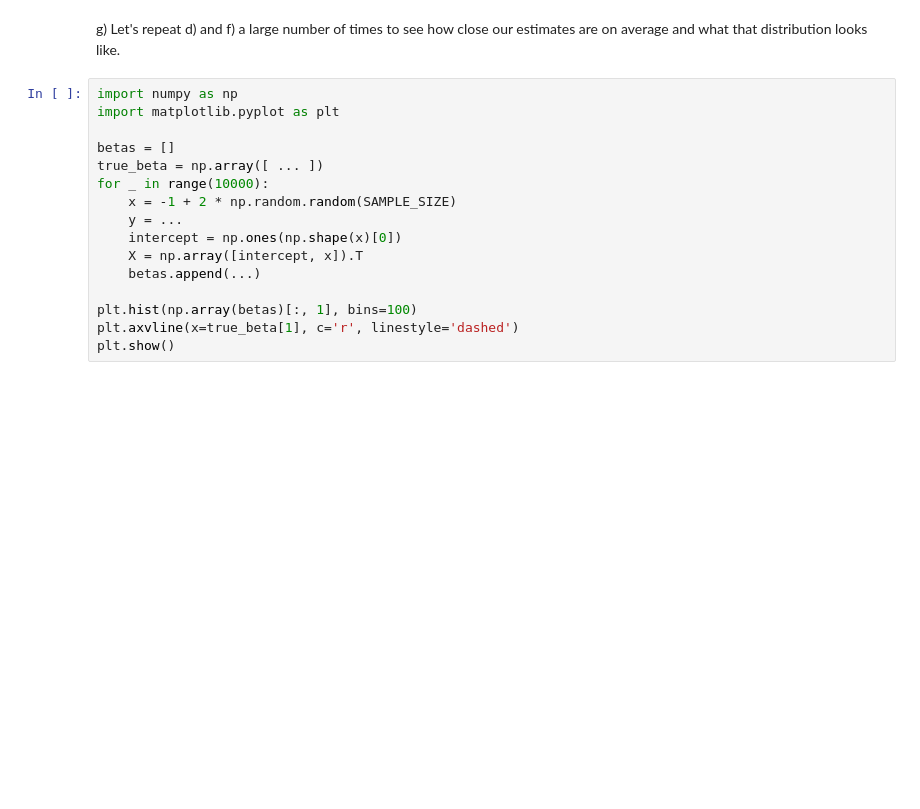
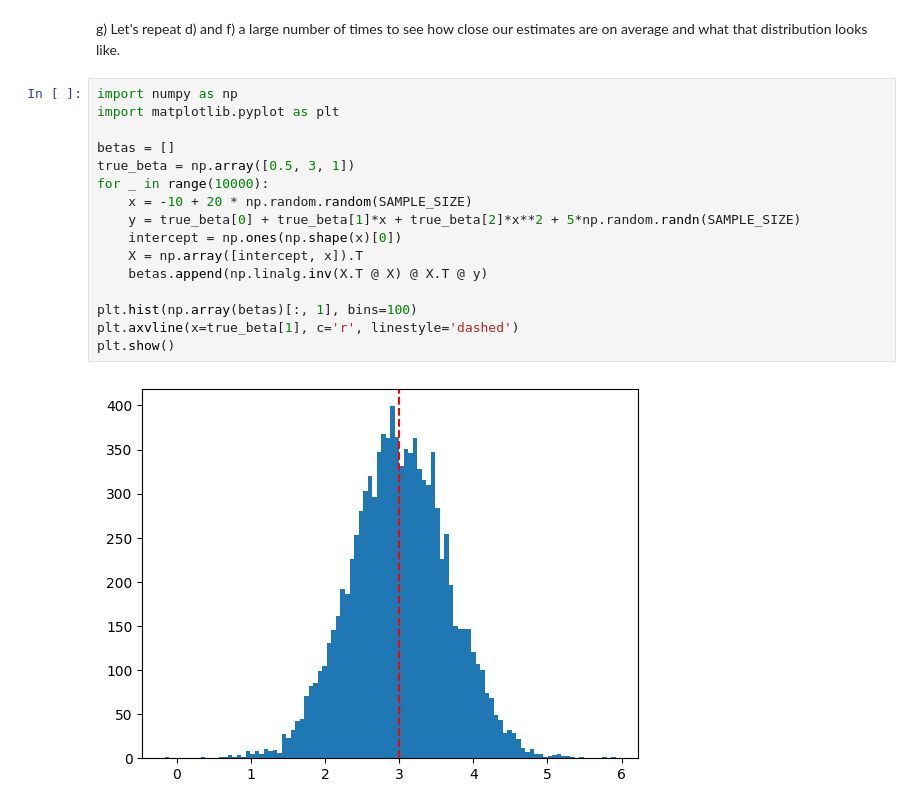
Before and after one commit to TristanLee187/Data-Science-Fundamentals, a Jupyter notebook: lecture_18/worksheet_18.ipynb, the cells around one changed output. Cells and saved outputs as stored; diff of their text form; blank space fills up the shorter version.

```diff
--- a/lecture_18/worksheet_18.ipynb
+++ b/lecture_18/worksheet_18.ipynb
@@ -98,16 +137,18 @@ g) Let's repeat d) and f) a large number of times to see how close our estimates
 # %%
 import numpy as np
 import matplotlib.pyplot as plt
 
 betas = []
-true_beta = np.array([ ... ])
+true_beta = np.array([0.5, 3, 1])
 for _ in range(10000):
-    x = -1 + 2 * np.random.random(SAMPLE_SIZE)
-    y = ...
+    x = -10 + 20 * np.random.random(SAMPLE_SIZE)
+    y = true_beta[0] + true_beta[1]*x + true_beta[2]*x**2 + 5*np.random.randn(SAMPLE_SIZE)
     intercept = np.ones(np.shape(x)[0])
     X = np.array([intercept, x]).T
-    betas.append(...)
+    betas.append(np.linalg.inv(X.T @ X) @ X.T @ y)
 
 plt.hist(np.array(betas)[:, 1], bins=100)
 plt.axvline(x=true_beta[1], c='r', linestyle='dashed')
 plt.show()
+# %% [output]
+[figure, added]
```
Also changed, not shown: parts of 7 cells of this notebook.
